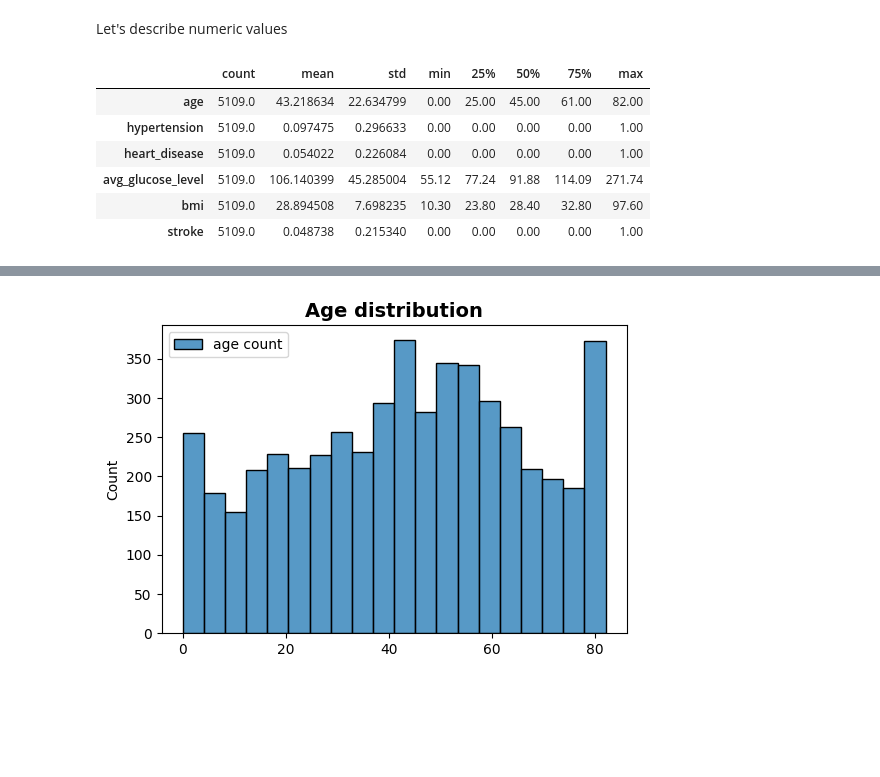
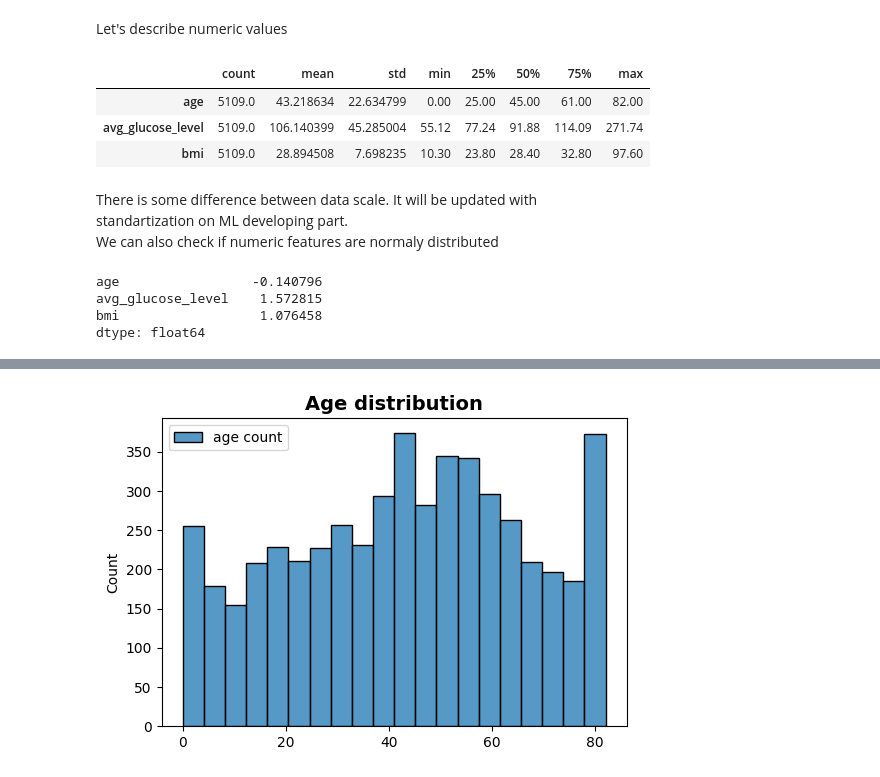
Before and after one commit to ShariYo/Modul3Sprint2, a Jupyter notebook: project/main.ipynb, the cells around one changed output, grey strips where cells are left out. Saved outputs shown, nothing was run; the diff lists cells and outputs as text; code cells hidden in the pictures; blank space fills up the shorter version.

```diff
--- a/project/main.ipynb
+++ b/project/main.ipynb
@@ -241,12 +249,20 @@ hc_cat = hc[categoric]
 # %% [markdown]
 Let's describe numeric values
 # %%
-hc.describe().T
+hc_num.describe().T
 # %% [output]
 |  | count | mean | std | min | 25% | 50% | 75% | max |
 | age | 5109.0 | 43.218634 | 22.634799 | 0.00 | 25.00 | 45.00 | 61.00 | 82.00 |
-| hypertension | 5109.0 | 0.097475 | 0.296633 | 0.00 | 0.00 | 0.00 | 0.00 | 1.00 |
-| heart_disease | 5109.0 | 0.054022 | 0.226084 | 0.00 | 0.00 | 0.00 | 0.00 | 1.00 |
 | avg_glucose_level | 5109.0 | 106.140399 | 45.285004 | 55.12 | 77.24 | 91.88 | 114.09 | 271.74 |
 | bmi | 5109.0 | 28.894508 | 7.698235 | 10.30 | 23.80 | 28.40 | 32.80 | 97.60 |
-| stroke | 5109.0 | 0.048738 | 0.215340 | 0.00 | 0.00 | 0.00 | 0.00 | 1.00 |
+# %% [markdown]
+There is some difference between data scale. It will be updated with
+standartization on ML developing part.
+We can also check if numeric features are normaly distributed
+# %%
+hc_num.skew()
+# %% [output]
+age                 -0.140796
+avg_glucose_level    1.572815
+bmi                  1.076458
+dtype: float64
```
Also changed, not shown: parts of 25 cells of this notebook, 1 other file.
